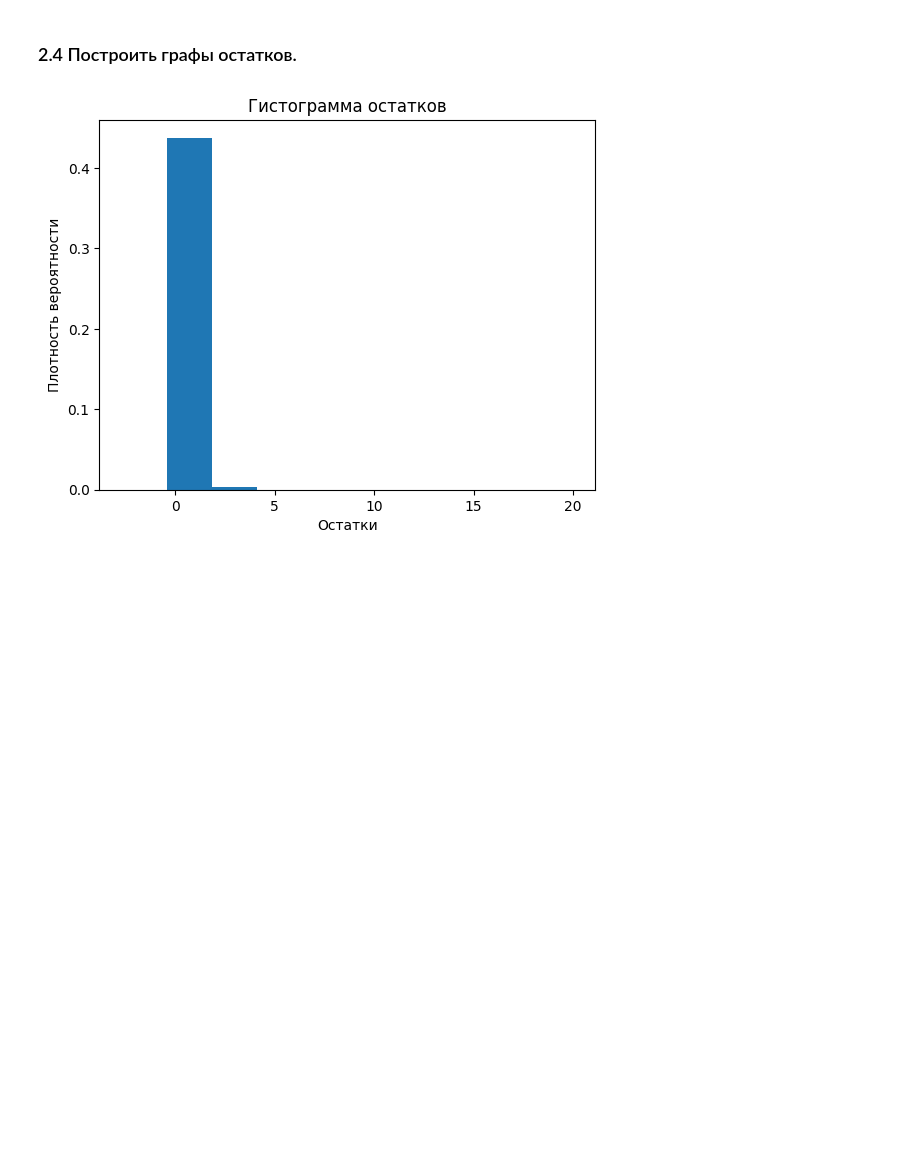
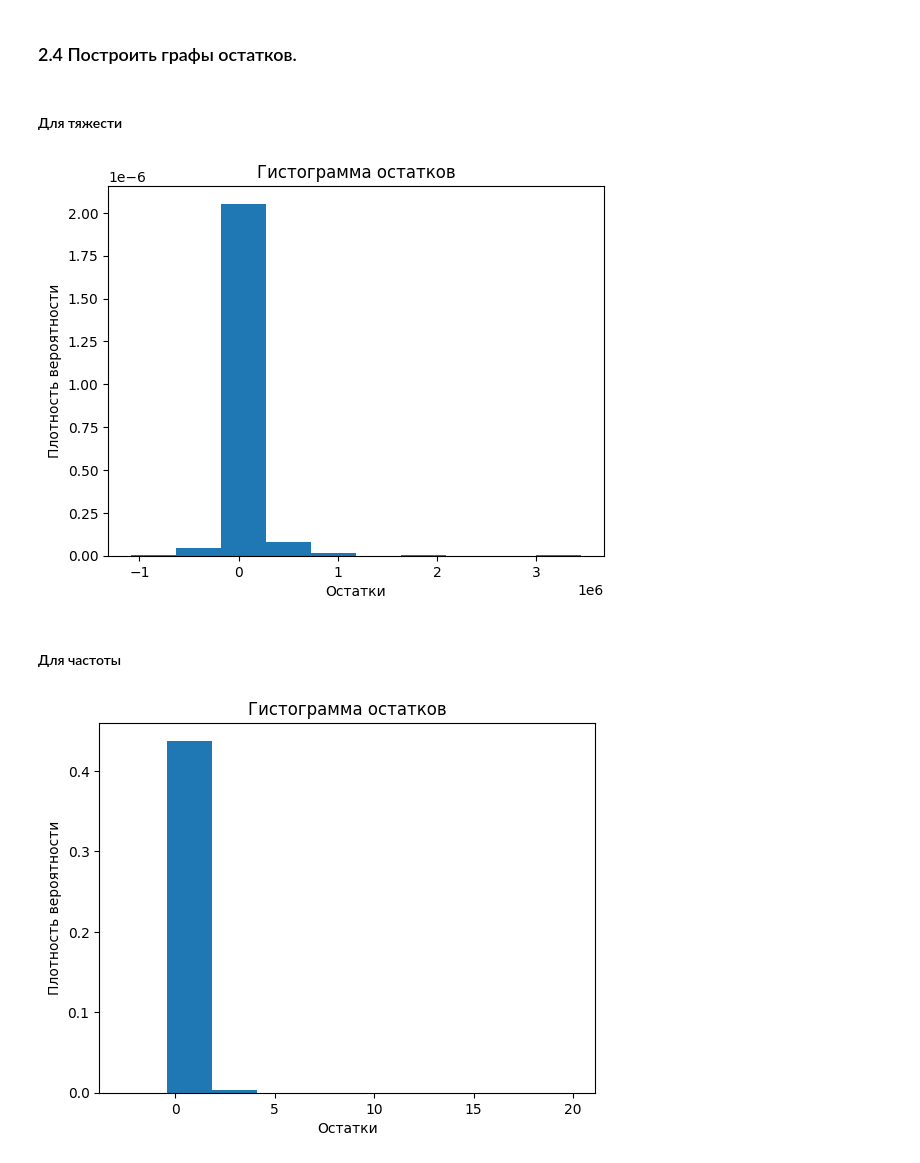
Before and after one commit to antroped/BDAktuarki, a Jupyter notebook: 167.ipynb, the cells around one changed output. Cells and saved outputs as stored; diff of their text form; code cells hidden in the pictures; blank space fills up the shorter version.

```diff
--- a/167.ipynb
+++ b/167.ipynb
@@ -955,5 +996,17 @@ car_diag_diff: p-value = 0.8545152725973195 * * * * * НЕ ЗНАЧИМ
 # %% [markdown]
 ### 2.4 Построить графы остатков.
+# %% [markdown]
+#### Для тяжести
+# %%
+plt.hist(res_severity.resid_response, bins=10, density=True)
+plt.title('Гистограмма остатков')
+plt.xlabel('Остатки')
+plt.ylabel('Плотность вероятности')
+plt.show()
+# %% [output]
+[figure, added]
+# %% [markdown]
+#### Для частоты
 # %%
 plt.hist(res_loss.resid_response, bins=10, density=True)
 plt.title('Гистограмма остатков')
```
Also changed, not shown: parts of 12 cells of this notebook.
